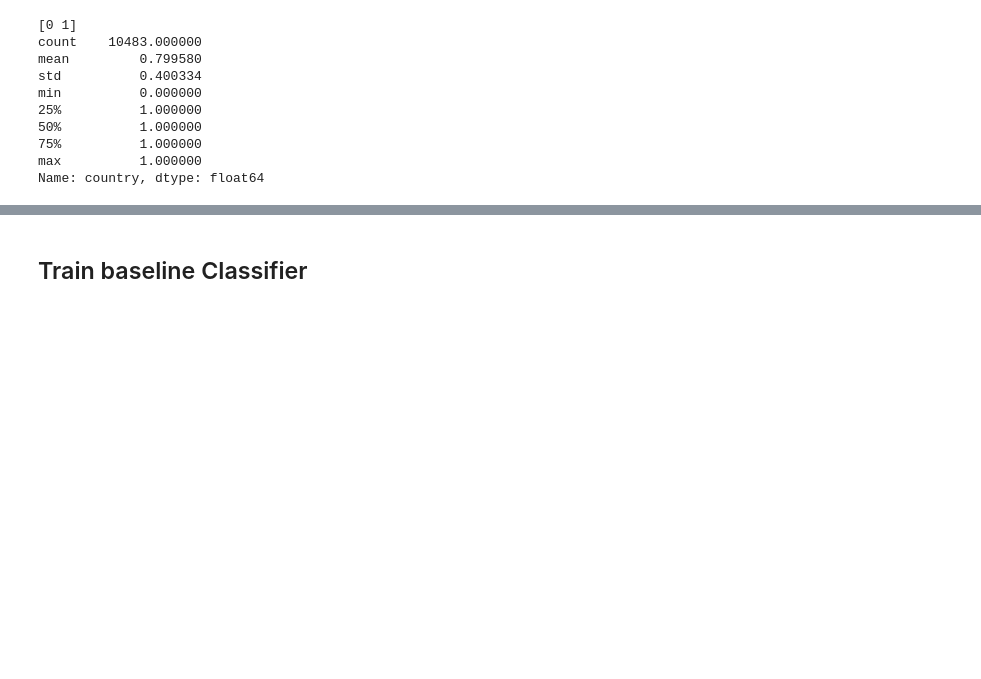
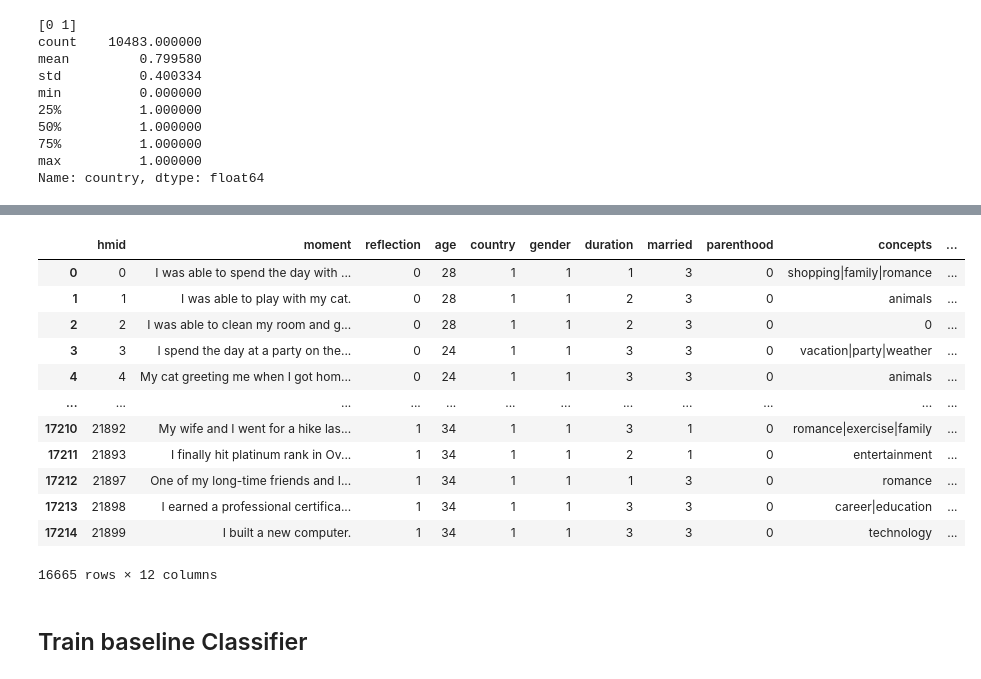
Before and after one commit to AadityaOfficial/CSI5386-CodeBase, a Jupyter notebook: Assignment2/Assignment2.ipynb, the cells around one changed output, grey strips where cells are left out. Drawn from its saved outputs; the diff is of its cells as text; code cells hidden in the pictures; blank space fills up the shorter version.

```diff
--- a/Assignment2/Assignment2.ipynb
+++ b/Assignment2/Assignment2.ipynb
@@ -471,3 +679,19 @@ train_unlabeled
+# %%
+test_labeled
+# %% [output]
+|  | hmid | moment | reflection | age | country | gender | duration | married | parenthood | concepts | ... |
+| 0 | 0 | I was able to spend the day with ... | 0 | 28 | 1 | 1 | 1 | 3 | 0 | shopping|family|romance | ... |
+| 1 | 1 | I was able to play with my cat. | 0 | 28 | 1 | 1 | 2 | 3 | 0 | animals | ... |
+| 2 | 2 | I was able to clean my room and g... | 0 | 28 | 1 | 1 | 2 | 3 | 0 | 0 | ... |
+| 3 | 3 | I spend the day at a party on the... | 0 | 24 | 1 | 1 | 3 | 3 | 0 | vacation|party|weather | ... |
+| 4 | 4 | My cat greeting me when I got hom... | 0 | 24 | 1 | 1 | 3 | 3 | 0 | animals | ... |
+| ... | ... | ... | ... | ... | ... | ... | ... | ... | ... | ... | ... |
+| 17210 | 21892 | My wife and I went for a hike las... | 1 | 34 | 1 | 1 | 3 | 1 | 0 | romance|exercise|family | ... |
+| 17211 | 21893 | I finally hit platinum rank in Ov... | 1 | 34 | 1 | 1 | 2 | 1 | 0 | entertainment | ... |
+| 17212 | 21897 | One of my long-time friends and I... | 1 | 34 | 1 | 1 | 1 | 3 | 0 | romance | ... |
+| 17213 | 21898 | I earned a professional certifica... | 1 | 34 | 1 | 1 | 3 | 3 | 0 | career|education | ... |
+| 17214 | 21899 | I built a new computer. | 1 | 34 | 1 | 1 | 3 | 3 | 0 | technology | ... |
+16665 rows × 12 columns
 # %% [markdown]
 ## Train baseline Classifier
 # %%
```
Also changed, not shown: parts of 29 cells of this notebook.
